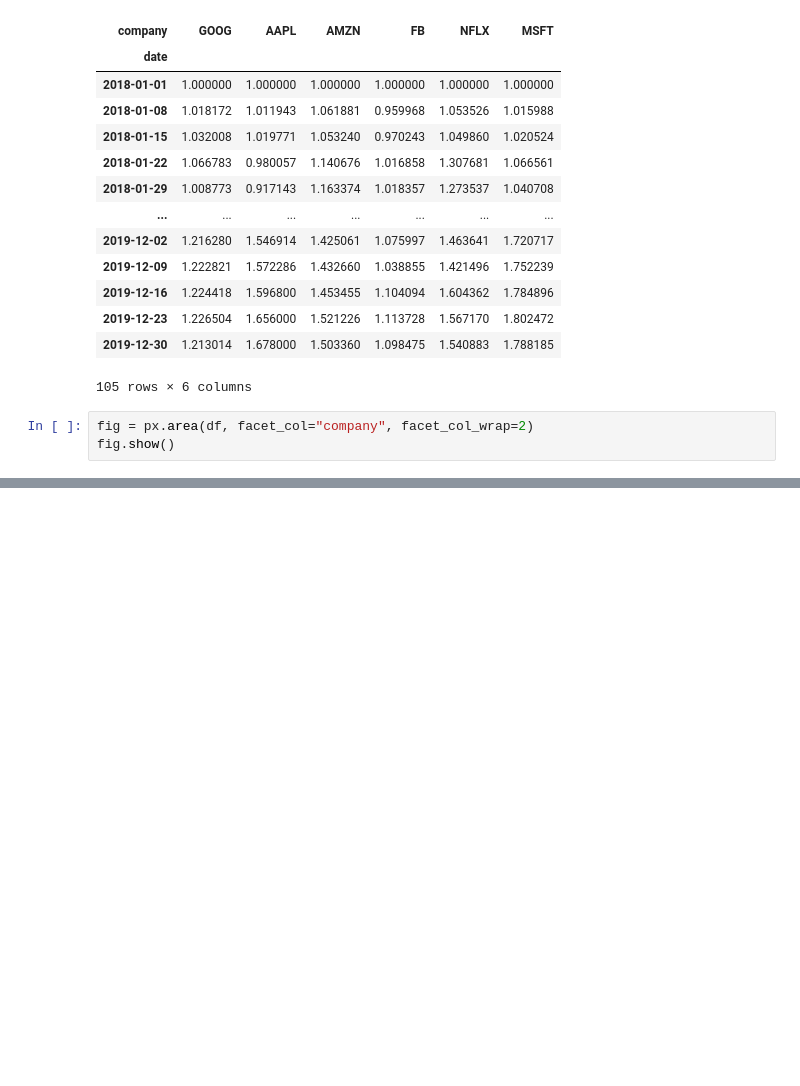
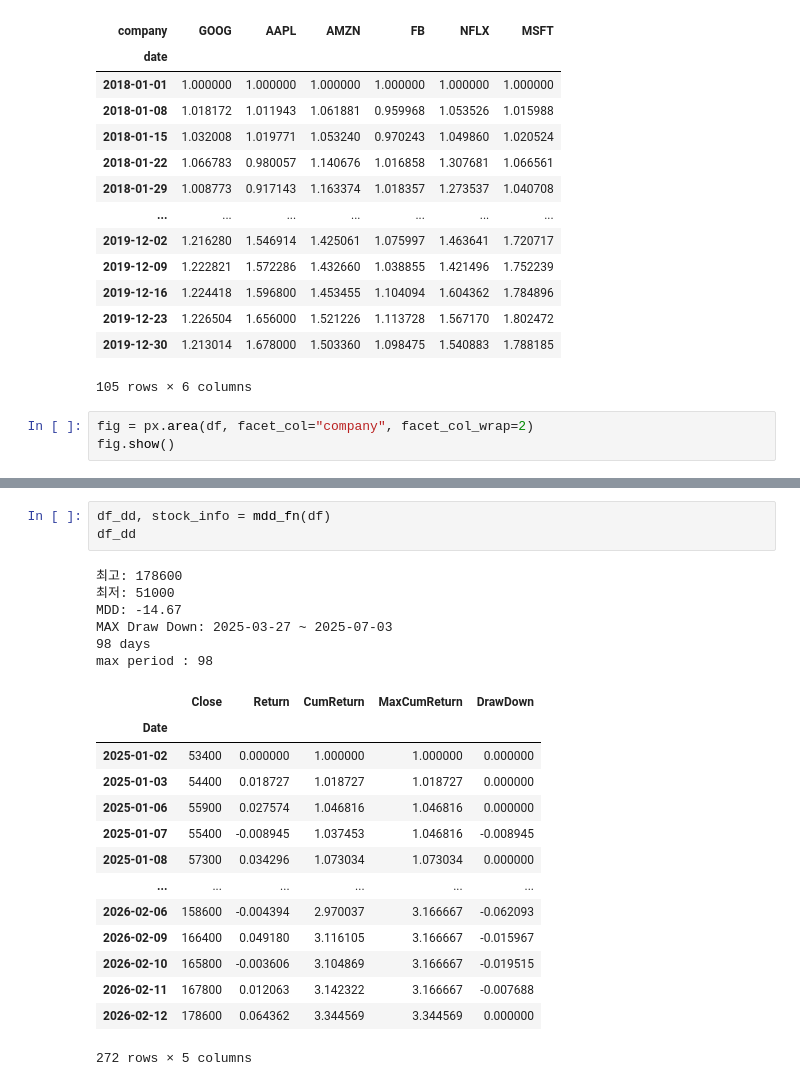
Before and after one commit to bbangwon/finance-study, a Jupyter notebook: study_004.ipynb, the cells around one changed output, grey strips where cells are left out. Cells and saved outputs as stored; diff of their text form; blank space fills up the shorter version.

```diff
--- a/study_004.ipynb
+++ b/study_004.ipynb
@@ -52,0 +169,24 @@ fig.show()
+# %%
+df_dd, stock_info = mdd_fn(df)
+df_dd
+# %% [output]
+최고: 178600
+최저: 51000
+MDD: -14.67
+MAX Draw Down: 2025-03-27 ~ 2025-07-03
+98 days
+max period : 98
+|  | Close | Return | CumReturn | MaxCumReturn | DrawDown |
+| Date |  |  |  |  |  |
+| 2025-01-02 | 53400 | 0.000000 | 1.000000 | 1.000000 | 0.000000 |
+| 2025-01-03 | 54400 | 0.018727 | 1.018727 | 1.018727 | 0.000000 |
+| 2025-01-06 | 55900 | 0.027574 | 1.046816 | 1.046816 | 0.000000 |
+| 2025-01-07 | 55400 | -0.008945 | 1.037453 | 1.046816 | -0.008945 |
+| 2025-01-08 | 57300 | 0.034296 | 1.073034 | 1.073034 | 0.000000 |
+| ... | ... | ... | ... | ... | ... |
+| 2026-02-06 | 158600 | -0.004394 | 2.970037 | 3.166667 | -0.062093 |
+| 2026-02-09 | 166400 | 0.049180 | 3.116105 | 3.166667 | -0.015967 |
+| 2026-02-10 | 165800 | -0.003606 | 3.104869 | 3.166667 | -0.019515 |
+| 2026-02-11 | 167800 | 0.012063 | 3.142322 | 3.166667 | -0.007688 |
+| 2026-02-12 | 178600 | 0.064362 | 3.344569 | 3.344569 | 0.000000 |
+272 rows × 5 columns
```
Also changed, not shown: parts of 11 cells of this notebook.
